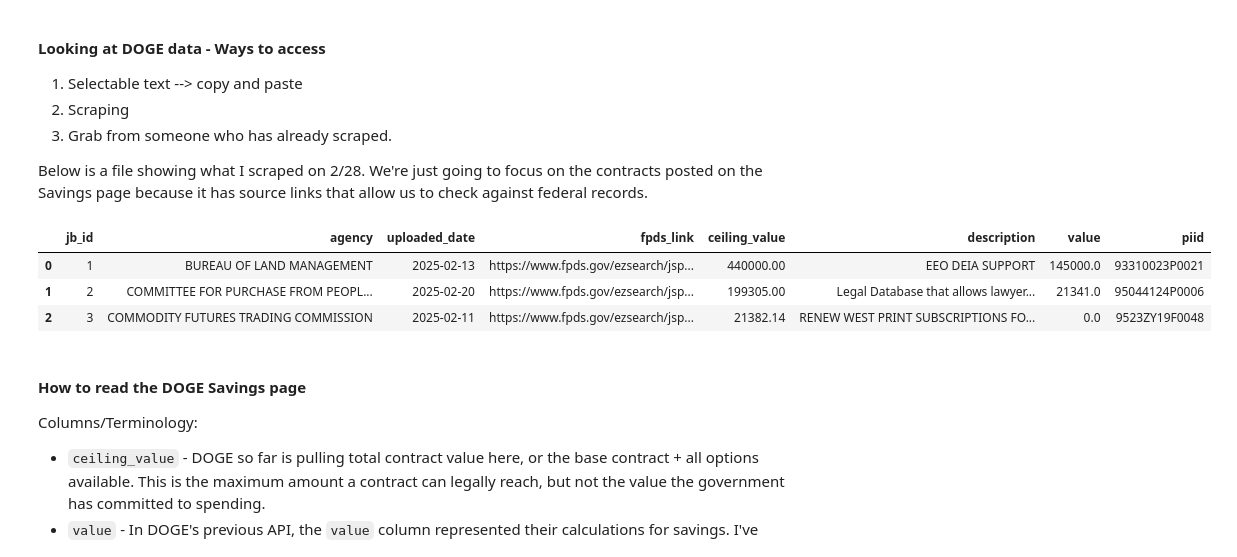
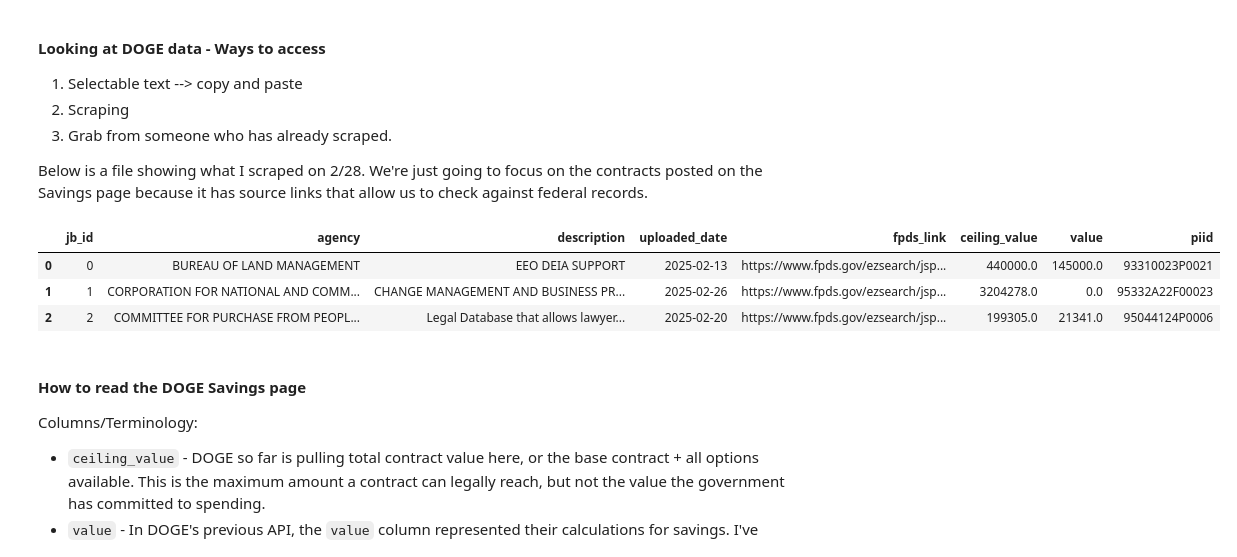
Before and after one commit to jessieblaeser/nicar_2025_infrastructure, a Jupyter notebook: analysis/DOGE-data.ipynb, the cells around one changed output. Drawn from its saved outputs; the diff is of its cells as text; code cells hidden in the pictures.

```diff
--- a/analysis/DOGE-data.ipynb
+++ b/analysis/DOGE-data.ipynb
@@ -151,15 +151,15 @@ Below is a file showing what I scraped on 2/28. We're just going to focus on the
 # %%
 import pandas as pd
 import numpy as np
 import humanize
 
-df = pd.read_csv('../data/contracts_20250228.csv')
+df = pd.read_csv('../data/contracts_20250306.csv')
 df.head(3)
 # %% [output]
-|  | jb_id | agency | uploaded_date | fpds_link | ceiling_value | description | value | piid |
-| 0 | 1 | BUREAU OF LAND MANAGEMENT | 2025-02-13 | https://www.fpds.gov/ezsearch/jsp... | 440000.00 | EEO DEIA SUPPORT | 145000.0 | 93310023P0021 |
-| 1 | 2 | COMMITTEE FOR PURCHASE FROM PEOPL... | 2025-02-20 | https://www.fpds.gov/ezsearch/jsp... | 199305.00 | Legal Database that allows lawyer... | 21341.0 | 95044124P0006 |
-| 2 | 3 | COMMODITY FUTURES TRADING COMMISSION | 2025-02-11 | https://www.fpds.gov/ezsearch/jsp... | 21382.14 | RENEW WEST PRINT SUBSCRIPTIONS FO... | 0.0 | 9523ZY19F0048 |
+|  | jb_id | agency | description | uploaded_date | fpds_link | ceiling_value | value | piid |
+| 0 | 0 | BUREAU OF LAND MANAGEMENT | EEO DEIA SUPPORT | 2025-02-13 | https://www.fpds.gov/ezsearch/jsp... | 440000.0 | 145000.0 | 93310023P0021 |
+| 1 | 1 | CORPORATION FOR NATIONAL AND COMM... | CHANGE MANAGEMENT AND BUSINESS PR... | 2025-02-26 | https://www.fpds.gov/ezsearch/jsp... | 3204278.0 | 0.0 | 95332A22F00023 |
+| 2 | 2 | COMMITTEE FOR PURCHASE FROM PEOPL... | Legal Database that allows lawyer... | 2025-02-20 | https://www.fpds.gov/ezsearch/jsp... | 199305.0 | 21341.0 | 95044124P0006 |
 # %% [markdown]
 #### **How to read the DOGE Savings page**
 
```
Also changed, not shown: parts of 9 cells of this notebook, 1 other file.
